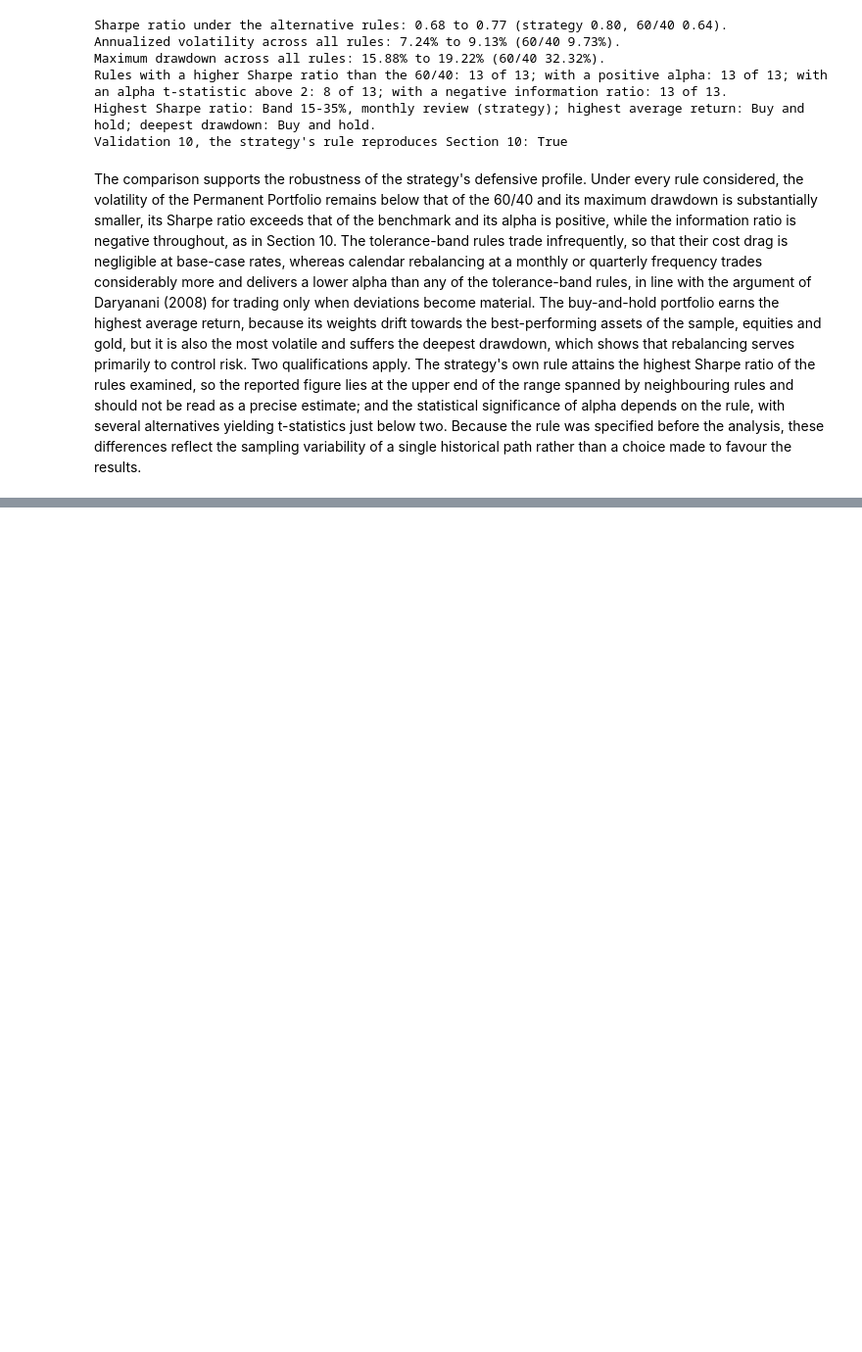
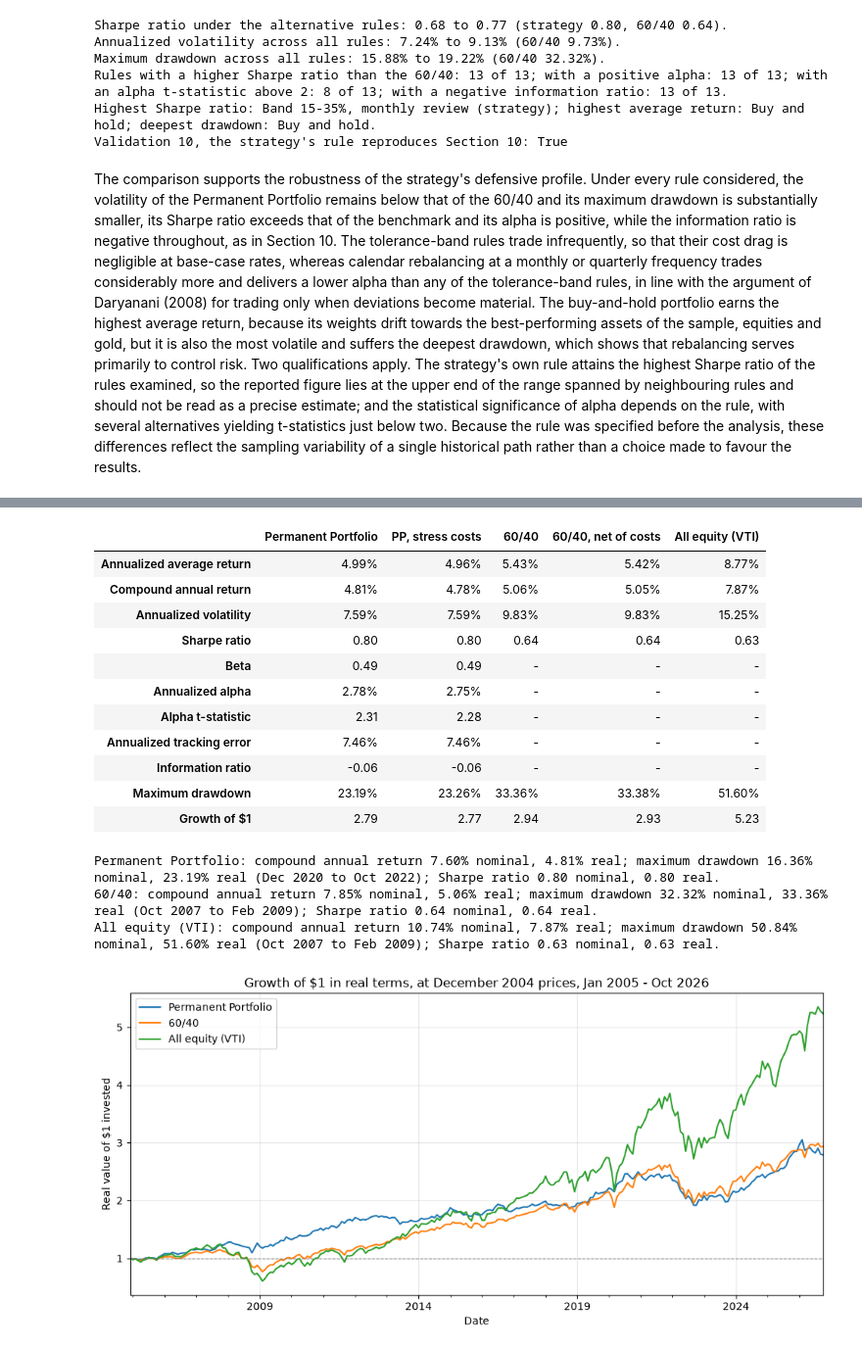
Before and after one commit to UgoBoudjelal/Browne-s-Permanent-Portfolio-, a Jupyter notebook: notebook/Group_G_Permanent_Portfolio.ipynb, the cells around one changed output, grey strips where cells are left out. Shown at 98% size. Saved outputs shown, nothing was run; the diff lists cells and outputs as text; code cells hidden in the pictures; blank space fills up the shorter version.

```diff
--- a/notebook/Group_G_Permanent_Portfolio.ipynb
+++ b/notebook/Group_G_Permanent_Portfolio.ipynb
@@ -894,0 +969,63 @@ The comparison supports the robustness of the strategy's defensive profile. Unde
+# %%
+# The return panel in real terms: every series, Treasury bills included, deflated by the month's inflation
+real_rets = real_returns(rets, inflation)
+
+# Sections 7 and 8 on the real panel: the same engine, benchmarks and transaction costs
+r_real, to_real, _ = backtest(real_rets[['VTI', 'TLT', 'GLD', 'rf']], target_w, band_low, band_high, check_months)
+real_results = pd.DataFrame(index=rets.index)
+real_results['pp'] = r_real
+real_results['bench_6040'] = w_stocks_bench * real_rets['VTI'] + (1 - w_stocks_bench) * real_rets['AGG']
+real_results['stocks'] = real_rets['VTI']
+real_results['rf'] = real_rets['rf']
+real_results['turnover'] = to_real
+real_results['pp_net'] = real_results['pp'] - real_results['turnover'] * cost
+real_results['pp_net_stress'] = real_results['pp'] - real_results['turnover'] * cost_stress
+w_stocks_real = w_stocks_bench * (1 + real_rets['VTI']) / (1 + real_results['bench_6040'])
+real_results['bench_turnover'] = 2 * (w_stocks_real - w_stocks_bench).abs()
+real_results['bench_6040_net'] = real_results['bench_6040'] - real_results['bench_turnover'] * cost
+
+# Validation 11: deflation leaves every rebalancing decision unchanged, and the real return of the strategy
+# before costs equals its nominal return deflated by the month's inflation
+deflated_pp = (1 + results['pp']) / (1 + inflation) - 1
+print("Validation 11, deflation leaves rebalancing unchanged and real returns equal deflated nominal returns:",
+      np.max(np.abs(to_real - results['turnover'].values)) < 1e-12
+      and np.max(np.abs(real_results['pp'] - deflated_pp)) < 1e-12)
+
+real_table = pd.DataFrame({
+    'Permanent Portfolio': performance(real_results['pp_net'], real_results['rf'], real_results['bench_6040']),
+    'PP, stress costs': performance(real_results['pp_net_stress'], real_results['rf'], real_results['bench_6040']),
+    '60/40': performance(real_results['bench_6040'], real_results['rf']),
+    '60/40, net of costs': performance(real_results['bench_6040_net'], real_results['rf']),
+    'All equity (VTI)': performance(real_results['stocks'], real_results['rf']),
+})
+print(f"\nPerformance in real terms, {rets.index[0]:%B %Y} to {rets.index[-1]:%B %Y}: Table 1 with every return "
+      "deflated by US consumer prices (Sharpe ratio and alpha relative to the real T-bill return).")
+display(format_table(real_table))
+
+# Nominal and real results side by side, with the dates of the largest loss of purchasing power
+real_wealth = pd.DataFrame({
+    'Permanent Portfolio': wealth_index(real_results['pp_net']),
+    '60/40': wealth_index(real_results['bench_6040']),
+    'All equity (VTI)': wealth_index(real_results['stocks']),
+})
+for p in real_wealth:
+    trough = (1 - real_wealth[p] / real_wealth[p].cummax()).idxmax()
+    peak = real_wealth[p].loc[:trough].idxmax()
+    print(f"{p}: compound annual return {perf_table.loc['Compound annual return', p]:.2%} nominal, "
+          f"{real_table.loc['Compound annual return', p]:.2%} real; maximum drawdown "
+          f"{perf_table.loc['Maximum drawdown', p]:.2%} nominal, {real_table.loc['Maximum drawdown', p]:.2%} real "
+          f"({peak:%b %Y} to {trough:%b %Y}); Sharpe ratio {perf_table.loc['Sharpe ratio', p]:.2f} nominal, "
+          f"{real_table.loc['Sharpe ratio', p]:.2f} real.")
+
+fig, ax = plt.subplots(figsize=(10, 5))
+real_wealth.plot(ax=ax)
+ax.axhline(1, color='grey', linewidth=0.8, linestyle='--')
+ax.set_title(f'Growth of $1 in real terms, at {pd.Timestamp(start):%B %Y} prices, '
+             f'{rets.index[0]:%b %Y} - {rets.index[-1]:%b %Y}')
+ax.set_xlabel('Date')
+ax.set_ylabel('Real value of $1 invested')
+ax.grid(alpha=0.3)
+plt.tight_layout()
+plt.savefig('fig_real_wealth.png', dpi=300)
+plt.show()
+# %% [output]
@@ -894,0 +1035,16 @@ The comparison supports the robustness of the strategy's defensive profile. Unde
+|  | Permanent Portfolio | PP, stress costs | 60/40 | 60/40, net of costs | All equity (VTI) |
+| Annualized average return | 4.99% | 4.96% | 5.43% | 5.42% | 8.77% |
+| Compound annual return | 4.81% | 4.78% | 5.06% | 5.05% | 7.87% |
+| Annualized volatility | 7.59% | 7.59% | 9.83% | 9.83% | 15.25% |
+| Sharpe ratio | 0.80 | 0.80 | 0.64 | 0.64 | 0.63 |
+| Beta | 0.49 | 0.49 | - | - | - |
+| Annualized alpha | 2.78% | 2.75% | - | - | - |
+| Alpha t-statistic | 2.31 | 2.28 | - | - | - |
+| Annualized tracking error | 7.46% | 7.46% | - | - | - |
+| Information ratio | -0.06 | -0.06 | - | - | - |
+| Maximum drawdown | 23.19% | 23.26% | 33.36% | 33.38% | 51.60% |
+| Growth of $1 | 2.79 | 2.77 | 2.94 | 2.93 | 5.23 |
+Permanent Portfolio: compound annual return 7.60% nominal, 4.81% real; maximum drawdown 16.36% nominal, 23.19% real (Dec 2020 to Oct 2022); Sharpe ratio 0.80 nominal, 0.80 real.
+60/40: compound annual return 7.85% nominal, 5.06% real; maximum drawdown 32.32% nominal, 33.36% real (Oct 2007 to Feb 2009); Sharpe ratio 0.64 nominal, 0.64 real.
+All equity (VTI): compound annual return 10.74% nominal, 7.87% real; maximum drawdown 50.84% nominal, 51.60% real (Oct 2007 to Feb 2009); Sharpe ratio 0.63 nominal, 0.63 real.
+[figure, added]
```
Also changed, not shown: parts of 12 cells of this notebook, 27 other files.
